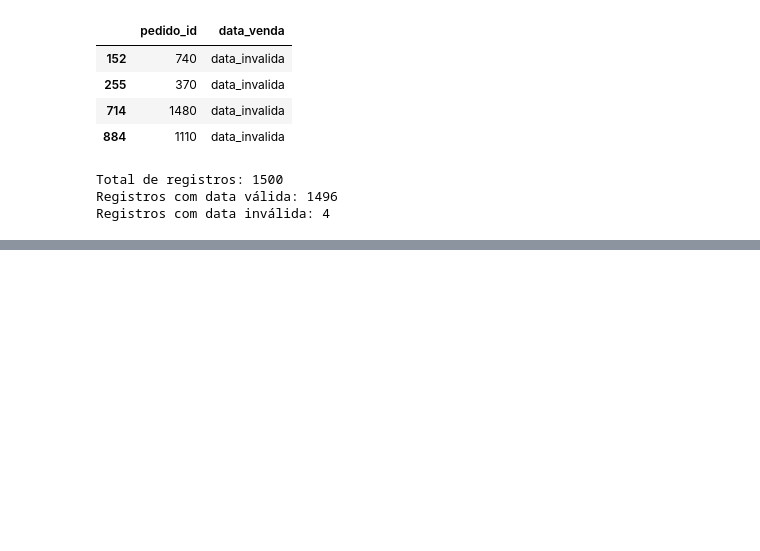
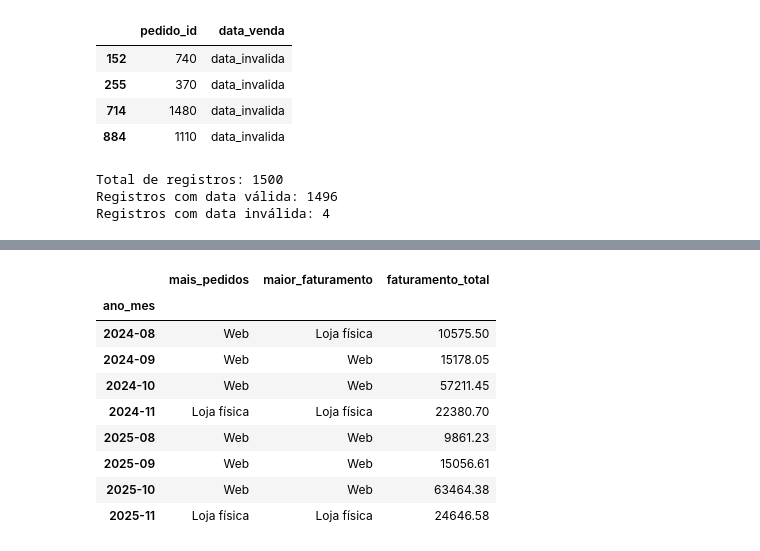
Before and after one commit to schererLummertz/ml_senai, a Jupyter notebook: mini_projeto_dias_das_bruxas/projeto_dia_das_bruxas_final.ipynb, the cells around one changed output, grey strips where cells are left out. Cells and saved outputs as stored; diff of their text form; code cells hidden in the pictures; blank space fills up the shorter version.

```diff
--- a/mini_projeto_dias_das_bruxas/projeto_dia_das_bruxas_final.ipynb
+++ b/mini_projeto_dias_das_bruxas/projeto_dia_das_bruxas_final.ipynb
@@ -418,0 +544,7 @@ Registros com data inválida: 4
+# %%
+# Identificar qual canal teve mais pedidos em cada período.
+
+canal_lider_por_periodo = pedidos_periodo_canal.idxmax(axis=1)
+
+print("Canal líder por período:")
+print(canal_lider_por_periodo)
@@ -418,0 +578,13 @@ Registros com data inválida: 4
+# %%
+# Identificar o canal com maior faturamento em cada período.
+
+canal_maior_faturamento = faturamento_periodo_canal.idxmax(axis=1)
+
+maior_faturamento_periodo = faturamento_periodo_canal.max(axis=1)
+
+resultado_faturamento = pd.DataFrame({
+    "canal_maior_faturamento": canal_maior_faturamento,
+    "valor_faturado": maior_faturamento_periodo
+})
+
+display(resultado_faturamento)
@@ -418,0 +621,21 @@ Registros com data inválida: 4
+# %%
+# Comparar o canal com mais pedidos ao canal com maior faturamento em cada período.
+
+comparacao_canais = pd.DataFrame({
+    "mais_pedidos": canal_lider_por_periodo,
+    "maior_faturamento": canal_maior_faturamento,
+    "faturamento_total": faturamento_periodo_canal["Total"]
+})
+
+display(comparacao_canais)
+# %% [output]
+|  | mais_pedidos | maior_faturamento | faturamento_total |
+| ano_mes |  |  |  |
+| 2024-08 | Web | Loja física | 10575.50 |
+| 2024-09 | Web | Web | 15178.05 |
+| 2024-10 | Web | Web | 57211.45 |
+| 2024-11 | Loja física | Loja física | 22380.70 |
+| 2025-08 | Web | Web | 9861.23 |
+| 2025-09 | Web | Web | 15056.61 |
+| 2025-10 | Web | Web | 63464.38 |
+| 2025-11 | Loja física | Loja física | 24646.58 |
```
Also changed, not shown: parts of 24 cells of this notebook.
